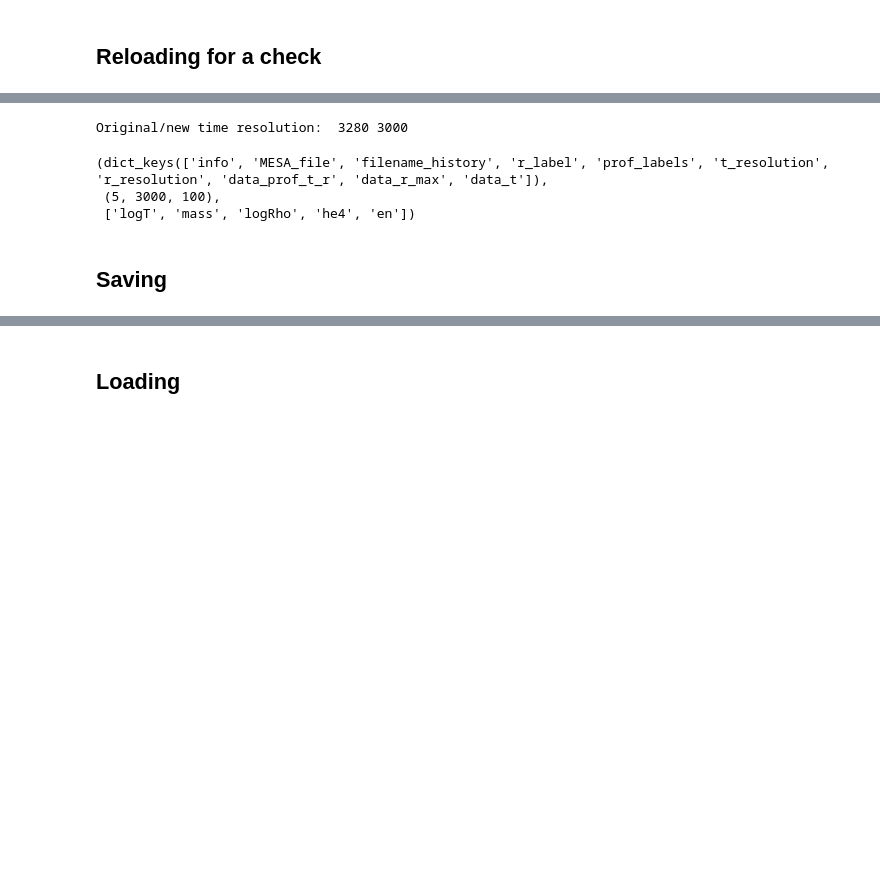
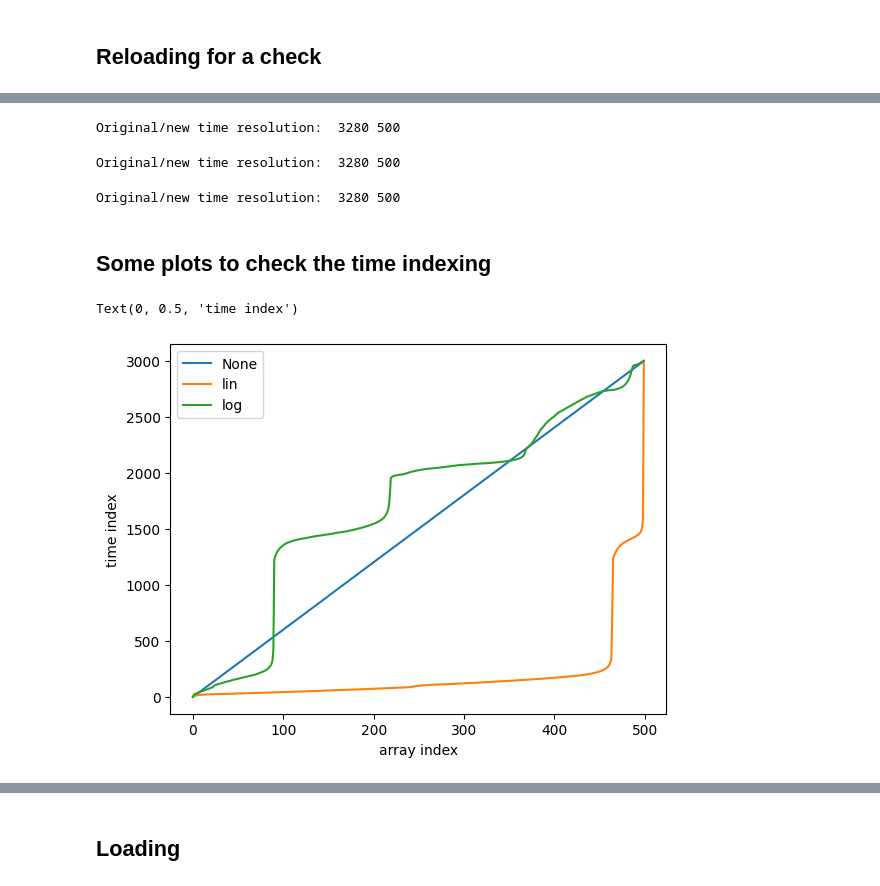
Before and after one commit to bldevries/DataPrepTulips3D, a Jupyter notebook: notebooks/Tutorial1_try_it_out.ipynb, the cells around one changed output, grey strips where cells are left out. Cells and saved outputs as stored; diff of their text form; code cells hidden in the pictures; blank space fills up the shorter version.

Commit message:
Added time_step options and fixed some bugs.

```diff
--- a/notebooks/Tutorial1_try_it_out.ipynb
+++ b/notebooks/Tutorial1_try_it_out.ipynb
@@ -41,0 +29,9 @@ dict_keys(['info', 'MESA_file', 'filename_history', 'r_label', 'prof_labels', 't
+# %%
+_ = time()
+d = DP.loadMesaData(mesa_LOGS_directory = "../../../example_MESA_data/binary/Profiles/LOGS1", \
+                    t_resolution = 100, r_resolution = 100,\
+                    t_range=(0,100), time_scale_type="log_to_end",\
+                    filename_history = "history1.data",\
+                   profiles=['logT', 'mass', 'logRho', 'he4'])
+print(f"Time {(time()-_)/60} min")
+DP.save_to_pickle(d, "../../../example_MESA_data/DataDictFormat/binary.pkl")
@@ -69,14 +64,30 @@ d2.keys(), d2["data_prof_t_r"].shape
+# %%
+d_none = DP.loadMesaData(mesa_LOGS_directory = "../../../example_MESA_data/single_11Msun/LOGS", \
+                    t_resolution = 500, r_resolution = 100,\
+                    t_range=(0,3000),time_scale_type="model_number",\
+                    filename_history = "history.data",\
+                   profiles=['logT', 'mass', 'logRho', 'he4'])
+d_none.keys()
+DP.save_to_pickle(d_none, "../../../example_MESA_data/DataDictFormat/single_11Msun_none.pkl")
+# %% [output]
+Original/new time resolution:  3280 500
+# %%
+d_lin = DP.loadMesaData(mesa_LOGS_directory = "../../../example_MESA_data/single_11Msun/LOGS", \
+                    t_resolution = 500, r_resolution = 100,\
+                    t_range=(0,3000),time_scale_type="linear",\
+                    filename_history = "history.data",\
+                   profiles=['logT', 'mass', 'logRho', 'he4'])
+d_lin.keys()
+DP.save_to_pickle(d_lin, "../../../example_MESA_data/DataDictFormat/single_11Msun_linear.pkl")
+# %% [output]
+Original/new time resolution:  3280 500
 # %%
-d = DP.loadMesaData(mesa_LOGS_directory = "../../../example_MESA_data/single_11Msun/LOGS", \
-                    t_resolution = 3000, r_resolution = 100,\
-                    t_range=(0,3000),\
+d_log = DP.loadMesaData(mesa_LOGS_directory = "../../../example_MESA_data/single_11Msun/LOGS", \
+                    t_resolution = 500, r_resolution = 100,\
+                    t_range=(0,3000),time_scale_type="log_to_end",\
                     filename_history = "history.data",\
                    profiles=['logT', 'mass', 'logRho', 'he4'])
-d.keys(), d["data_prof_t_r"].shape, d["prof_labels"]
+d_log.keys(),
+DP.save_to_pickle(d_log, "../../../example_MESA_data/DataDictFormat/single_11Msun_log_to_end.pkl")
 # %% [output]
-Original/new time resolution:  3280 3000
+Original/new time resolution:  3280 500
-(dict_keys(['info', 'MESA_file', 'filename_history', 'r_label', 'prof_labels', 't_resolution', 'r_resolution', 'data_prof_t_r', 'data_r_max', 'data_t']),
- (5, 3000, 100),
- ['logT', 'mass', 'logRho', 'he4', 'en'])
-# %% [markdown]
-## Saving
@@ -84,0 +94,12 @@ DP.save_to_pickle(d, "../../../example_MESA_data/DataDictFormat/single_11Msun.pk
+# %% [markdown]
+## Some plots to check the time indexing
+# %%
+plt.plot(d_none['t_indices'], label="None")
+plt.plot(d_lin['t_indices'], label="lin")
+plt.plot(d_log['t_indices'], label="log")
+plt.legend()
+plt.xlabel("array index")
+plt.ylabel("time index")
+# %% [output]
+Text(0, 0.5, 'time index')
+[figure, added]
```
Also changed, not shown: parts of 11 cells of this notebook, 1 other file.
